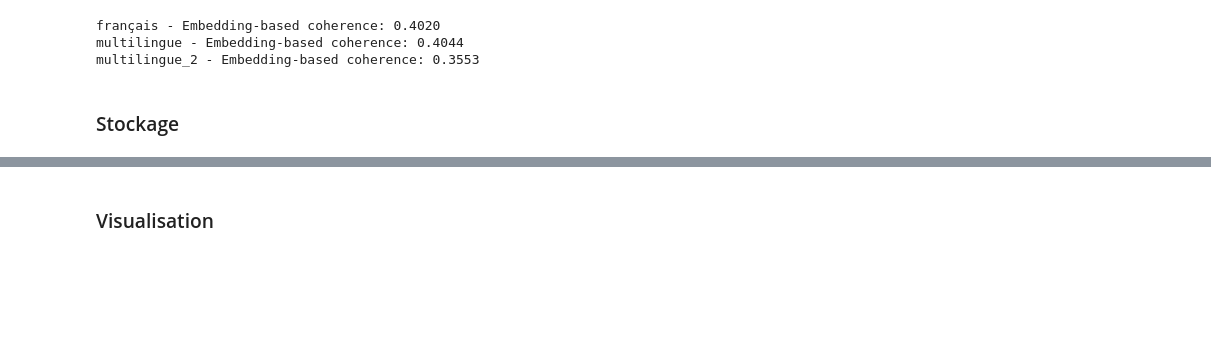
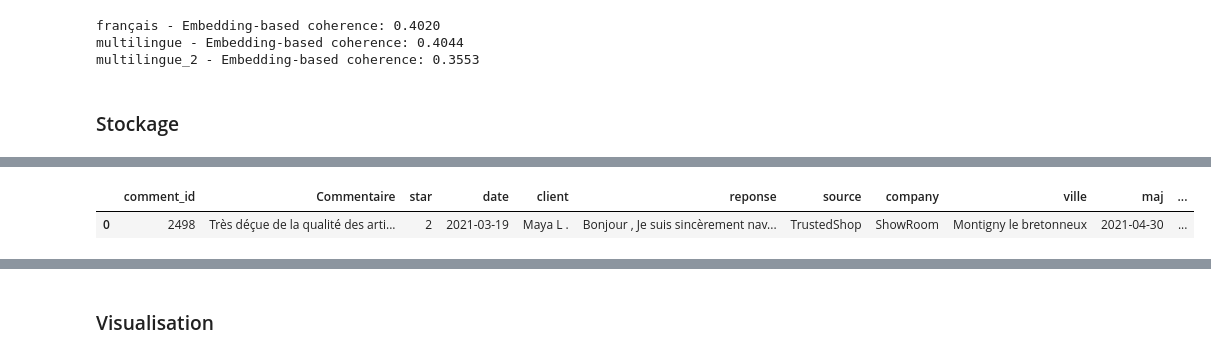
Before and after one commit to laurinecharbonnier/trustpilot, a Jupyter notebook: notebooks/03_modelisation_BERTopic.ipynb, the cells around one changed output, grey strips where cells are left out. Cells and saved outputs as stored; diff of their text form; code cells hidden in the pictures; blank space fills up the shorter version.

```diff
--- a/notebooks/03_modelisation_BERTopic.ipynb
+++ b/notebooks/03_modelisation_BERTopic.ipynb
@@ -334,0 +342,84 @@ df_merged.to_csv("../resultats/bertopic/data/dataset_labellise_phrases.csv", ind
+# %%
+import pandas as pd
+
+# ---- 1. Chargement des données ----
+
+# Fichier contenant les phrases segmentées
+df_phrases = pd.read_csv("./artifacts/bertopic/reviews_phrases_with_topics.csv")
+
+# Fichier clusters annotés
+df_clusters = pd.read_excel("./artifacts/bertopic/topics_top_words_phrases_annoté.xlsx")
+
+replace_map = {
+    # qualité produit
+    "Qualité Produit": "qualité produit",
+    "Qualité produit": "qualité produit",
+
+    # livraison
+    "Service Livraison": "service livraison",
+    "Service livraison": "service livraison",
+
+    # service client
+    "Service Client": "service client",
+    "Service client": "service client",
+}
+
+def normalize_category(cat):
+    if pd.isna(cat):
+        return None
+    cat = cat.strip().lower()
+    return replace_map.get(cat, cat)
+
+df_clusters["Catégorie"] = df_clusters["Catégorie"].apply(normalize_category)
+
+# ---- 2. Préparation du fichier des phrases ----
+
+# Fusion sur le numéro de topic
+df_phrases_merged = df_phrases.merge(
+    df_clusters[["Topic", "Catégorie"]],
+    left_on='topics',
+    right_on='Topic',
+    how='left'
+).drop(columns=['Topic'])
+
+# Retirer les neutres si nécessaire
+df_phrases_merged = df_phrases_merged[df_phrases_merged['Catégorie'] != 'neutre']
+
+# Catégories possibles
+categories = ["qualité produit", "service livraison", "service client"]
+
+# Création colonnes one-hot binaires
+for cat in categories:
+    df_phrases_merged[cat] = (df_phrases_merged['Catégorie'] == cat).astype(int)
+
+
+# ---- 3. Construction du fichier d'avis (non segmentés) ----
+# On regroupe par comment_id, mais un avis peut contenir plusieurs catégories
+# → On prend le max() pour chaque catégorie (si une phrase du texte l’a, l’avis l’a aussi)
+
+# df_avis = (
+#     df_phrases_merged.groupby(
+#         ["comment_id", "Commentaire", "star", "date", "client",
+#          "reponse", "source", "company", "ville", "maj",
+#          "date_commande", "ecart", "clean_comment"]
+#     )[categories]
+#     .max()
+#     .reset_index()
+# )
+# df_avis
+
+
+# ---- 4. Export des fichiers ----
+
+# # Fichier des phrases
+# df_phrases_merged.to_csv(
+#     "../resultats/bertopic/data/dataset_labellise_phrases.csv",
+#     index=False, encoding="utf8"
+# )
+
+# # Fichier des avis complets
+# df_avis.to_csv(
+#     "../resultats/bertopic/data/dataset_labellise_avis.csv",
+#     index=False, encoding="utf8"
+# )
+# %% [output]
@@ -334,0 +435,2 @@ df_merged.to_csv("../resultats/bertopic/data/dataset_labellise_phrases.csv", ind
+|  | comment_id | Commentaire | star | date | client | reponse | source | company | ville | maj | ... |
+| 0 | 2498 | Très déçue de la qualité des arti... | 2 | 2021-03-19 | Maya L . | Bonjour , Je suis sincèrement nav... | TrustedShop | ShowRoom | Montigny le bretonneux | 2021-04-30 | ... |
```
Also changed, not shown: parts of 15 cells of this notebook, 2 other files.
